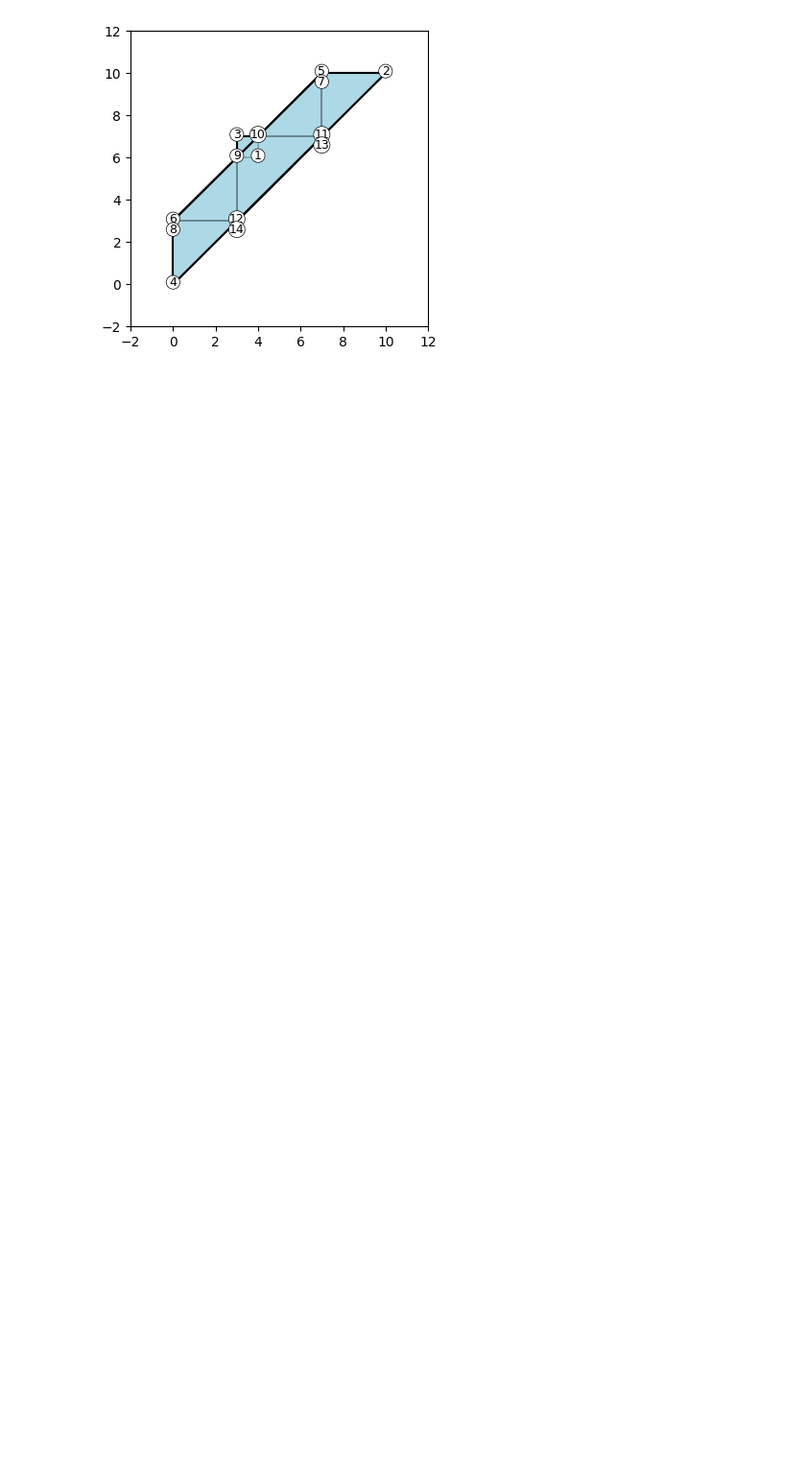
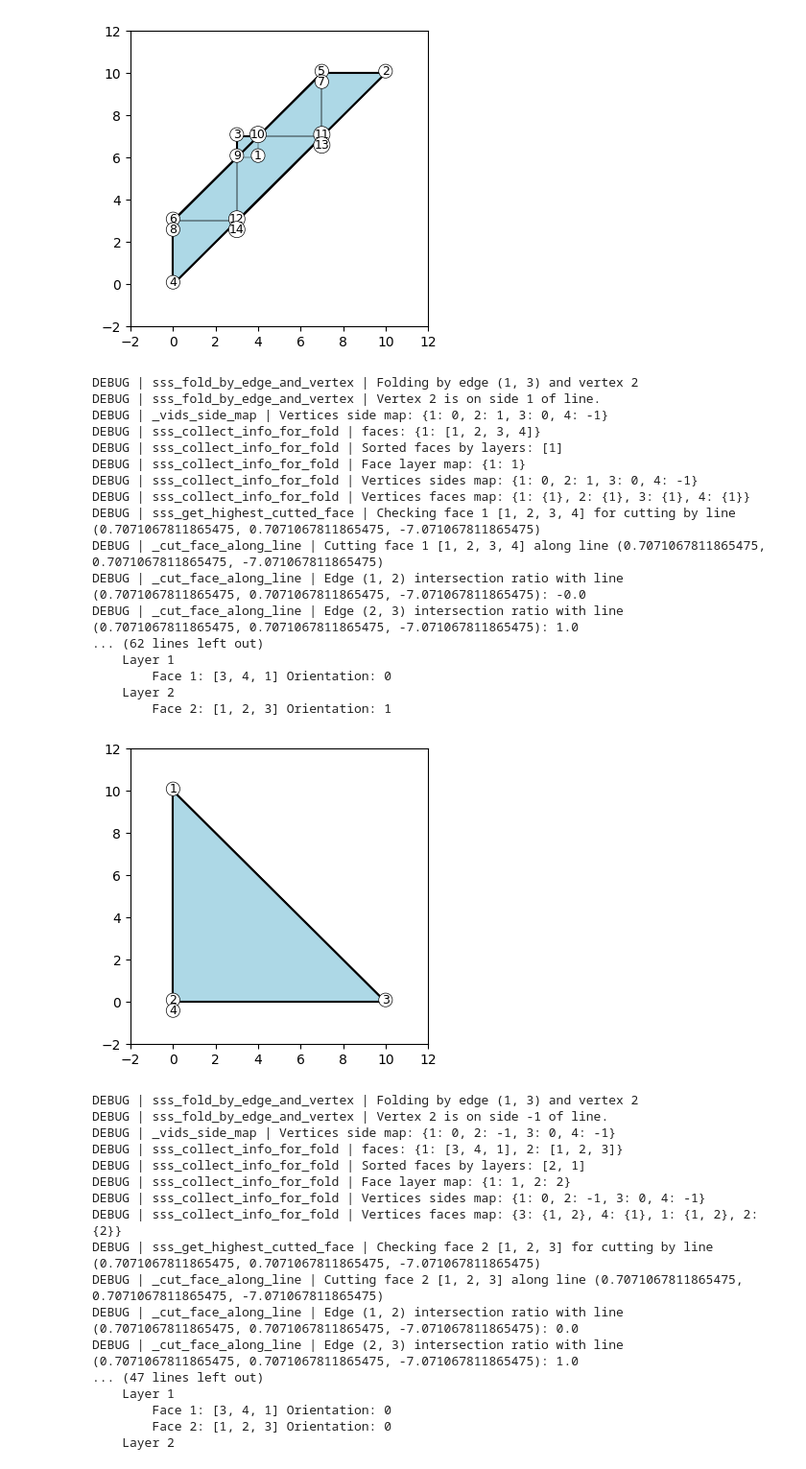
Before and after one commit to maya-moriya/origami-ui, a Jupyter notebook: basic_tests_new.ipynb, the cells around one changed output. Shown at 96% size. Cells and saved outputs as stored; diff of their text form; code cells hidden in the pictures; blank space fills up the shorter version.

```diff
--- a/notebook.ipynb
+++ b/basic_tests_new.ipynb
@@ -378,3 +378,43 @@ DEBUG | _cut_face_along_line | Edge (3, 8) intersection ratio with line (0.70710
     Layer 7
         Face 7: [2, 7, 8, 4] Orientation: 1
 [figure]
+# %%
+paper = Origami()
+paper.sss_fold_by_edge_and_vertex((1, 3), 2)
+paper.sss_fold_by_edge_and_vertex((1, 3), 2)
+# %% [output]
+DEBUG | sss_fold_by_edge_and_vertex | Folding by edge (1, 3) and vertex 2
+DEBUG | sss_fold_by_edge_and_vertex | Vertex 2 is on side 1 of line.
+DEBUG | _vids_side_map | Vertices side map: {1: 0, 2: 1, 3: 0, 4: -1}
+DEBUG | sss_collect_info_for_fold | faces: {1: [1, 2, 3, 4]}
+DEBUG | sss_collect_info_for_fold | Sorted faces by layers: [1]
+DEBUG | sss_collect_info_for_fold | Face layer map: {1: 1}
+DEBUG | sss_collect_info_for_fold | Vertices sides map: {1: 0, 2: 1, 3: 0, 4: -1}
+DEBUG | sss_collect_info_for_fold | Vertices faces map: {1: {1}, 2: {1}, 3: {1}, 4: {1}}
+DEBUG | sss_get_highest_cutted_face | Checking face 1 [1, 2, 3, 4] for cutting by line (0.7071067811865475, 0.7071067811865475, -7.071067811865475)
+DEBUG | _cut_face_along_line | Cutting face 1 [1, 2, 3, 4] along line (0.7071067811865475, 0.7071067811865475, -7.071067811865475)
+DEBUG | _cut_face_along_line | Edge (1, 2) intersection ratio with line (0.7071067811865475, 0.7071067811865475, -7.071067811865475): -0.0
+DEBUG | _cut_face_along_line | Edge (2, 3) intersection ratio with line (0.7071067811865475, 0.7071067811865475, -7.071067811865475): 1.0
+... (62 lines left out)
+    Layer 1
+        Face 1: [3, 4, 1] Orientation: 0
+    Layer 2
+        Face 2: [1, 2, 3] Orientation: 1
+[figure, added]
+DEBUG | sss_fold_by_edge_and_vertex | Folding by edge (1, 3) and vertex 2
+DEBUG | sss_fold_by_edge_and_vertex | Vertex 2 is on side -1 of line.
+DEBUG | _vids_side_map | Vertices side map: {1: 0, 2: -1, 3: 0, 4: -1}
+DEBUG | sss_collect_info_for_fold | faces: {1: [3, 4, 1], 2: [1, 2, 3]}
+DEBUG | sss_collect_info_for_fold | Sorted faces by layers: [2, 1]
+DEBUG | sss_collect_info_for_fold | Face layer map: {1: 1, 2: 2}
+DEBUG | sss_collect_info_for_fold | Vertices sides map: {1: 0, 2: -1, 3: 0, 4: -1}
+DEBUG | sss_collect_info_for_fold | Vertices faces map: {3: {1, 2}, 4: {1}, 1: {1, 2}, 2: {2}}
+DEBUG | sss_get_highest_cutted_face | Checking face 2 [1, 2, 3] for cutting by line (0.7071067811865475, 0.7071067811865475, -7.071067811865475)
+DEBUG | _cut_face_along_line | Cutting face 2 [1, 2, 3] along line (0.7071067811865475, 0.7071067811865475, -7.071067811865475)
+DEBUG | _cut_face_along_line | Edge (1, 2) intersection ratio with line (0.7071067811865475, 0.7071067811865475, -7.071067811865475): 0.0
+DEBUG | _cut_face_along_line | Edge (2, 3) intersection ratio with line (0.7071067811865475, 0.7071067811865475, -7.071067811865475): 1.0
+... (47 lines left out)
+    Layer 1
+        Face 1: [3, 4, 1] Orientation: 0
+        Face 2: [1, 2, 3] Orientation: 0
+    Layer 2
```
Also changed, not shown: parts of 2 cells of this notebook.
